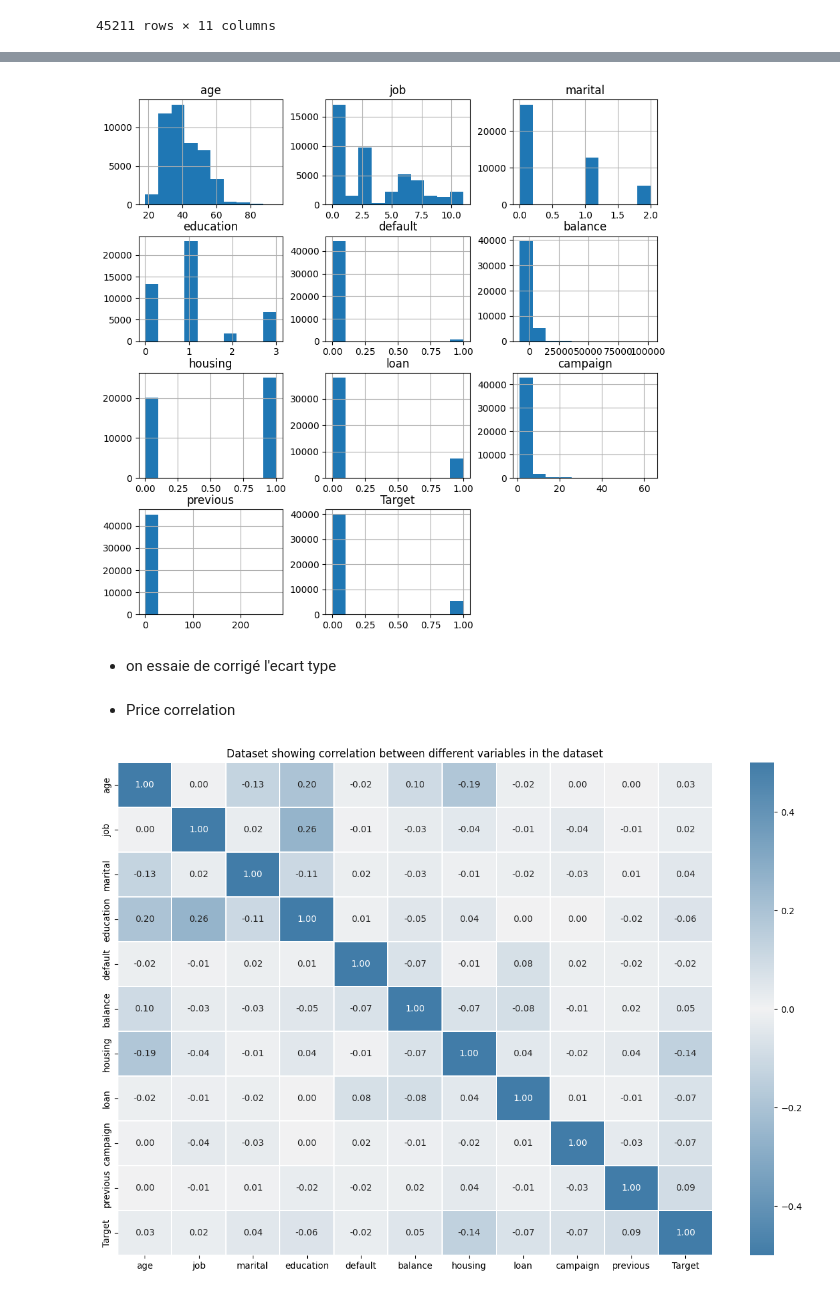
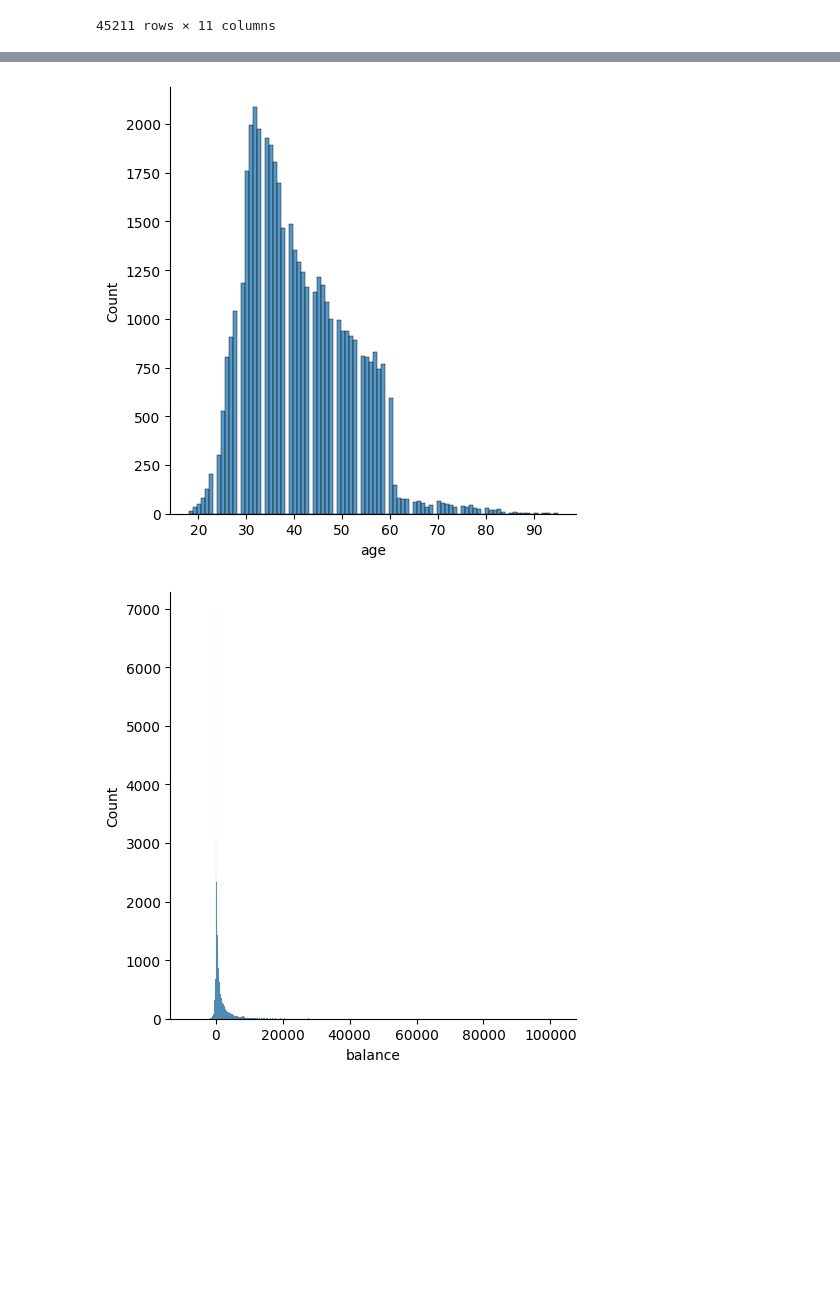
Before and after one commit to FournyP/ai-loans-prediction, a Jupyter notebook: main.ipynb, the cells around one changed output, grey strips where cells are left out. Saved outputs shown, nothing was run; the diff lists cells and outputs as text; code cells hidden in the pictures; blank space fills up the shorter version.

```diff
--- a/main.ipynb
+++ b/main.ipynb
@@ -59,20 +50,9 @@ msss = ms.bar(df, figsize = (8,8), fontsize= 16, color = 'teal', sort = 'descend
-# %%
-df.hist(figsize=(10,10))
-df = df[(df.age >= 25) & (df.age <= 50)]
-
-plt.show()
-# %% [output]
-[figure, removed]
-# %% [markdown]
-- on essaie de corrigé l'ecart type
-# %% [markdown]
-- Price correlation
-# %%
-corr = df.corr()
-plt.figure(figsize=(15,10))
-cmap = sb.diverging_palette(240,240,  as_cmap=True)
-sb.heatmap(corr, vmin=-.5 ,vmax=.5, annot=True, fmt='.2f', linewidths=.2,cmap=cmap)
-plt.title('Dataset showing correlation between different variables in the dataset')
-plt.show()
-# %% [output]
-[figure, removed]
+# %%
+sb.displot(df["age"])
+plt.show()
+
+sb.displot(df["balance"])
+plt.show()
+# %% [output]
+[figure, added]
+[figure, added]
```
Also changed, not shown: parts of 17 cells of this notebook.
